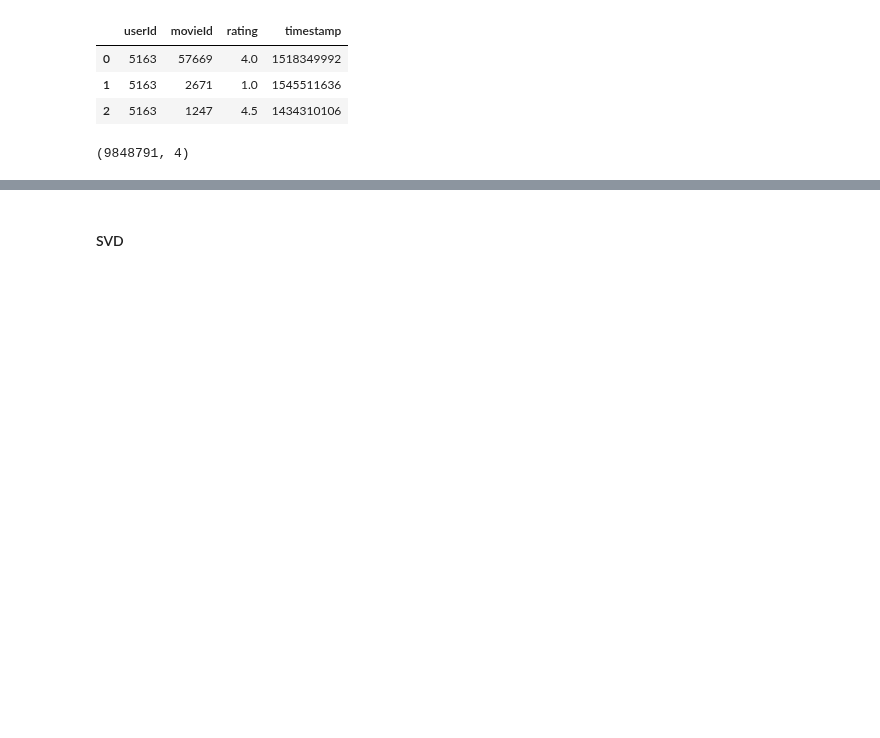
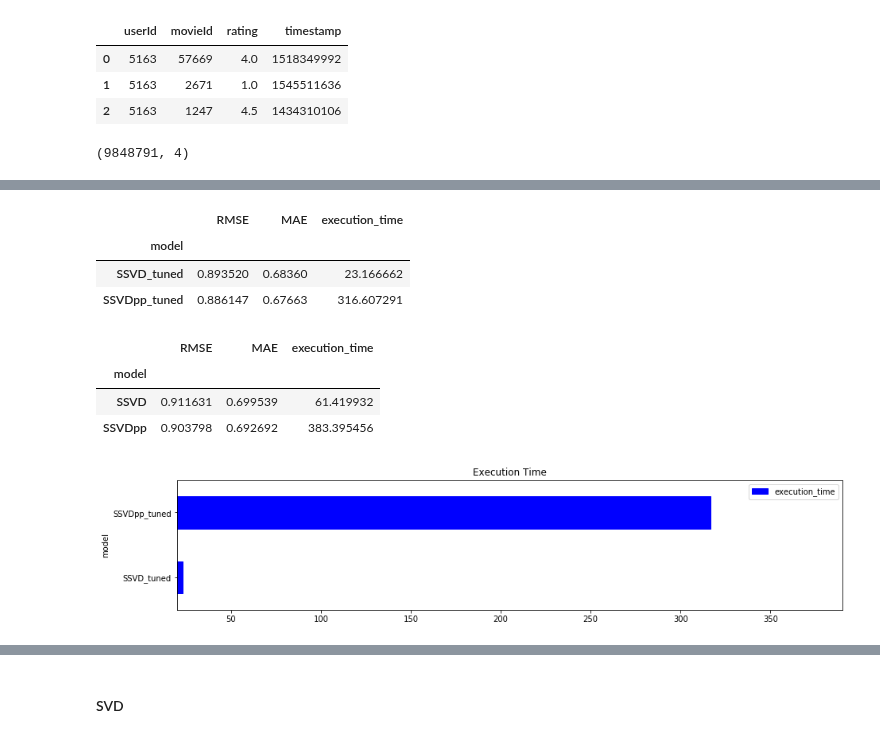
Before and after one commit to daniel-bru/ZM5-Recommender_System-2022, a Jupyter notebook: zm5-recommender-system-main.ipynb, the cells around one changed output, grey strips where cells are left out. Cells and saved outputs as stored; diff of their text form; code cells hidden in the pictures; blank space fills up the shorter version.

```diff
--- a/zm5-recommender-system-main.ipynb
+++ b/zm5-recommender-system-main.ipynb
@@ -702,0 +939,15 @@ Wall time: 26min 4s
+# %%
+tuned_performance_df.plot(y='execution_time', kind='barh', xlim=[20, 390], color= 'blue', edgecolor = 'blue',
+                          figsize=(15, 3), fontsize=10, legend = True, title= 'Execution Time')
+display(tuned_performance_df)
+display(performance_df)
+# %% [output]
+|  | RMSE | MAE | execution_time |
+| model |  |  |  |
+| SSVD_tuned | 0.893520 | 0.68360 | 23.166662 |
+| SSVDpp_tuned | 0.886147 | 0.67663 | 316.607291 |
+|  | RMSE | MAE | execution_time |
+| model |  |  |  |
+| SSVD | 0.911631 | 0.699539 | 61.419932 |
+| SSVDpp | 0.903798 | 0.692692 | 383.395456 |
+[figure, added]
```
Also changed, not shown: parts of 75 cells of this notebook.
